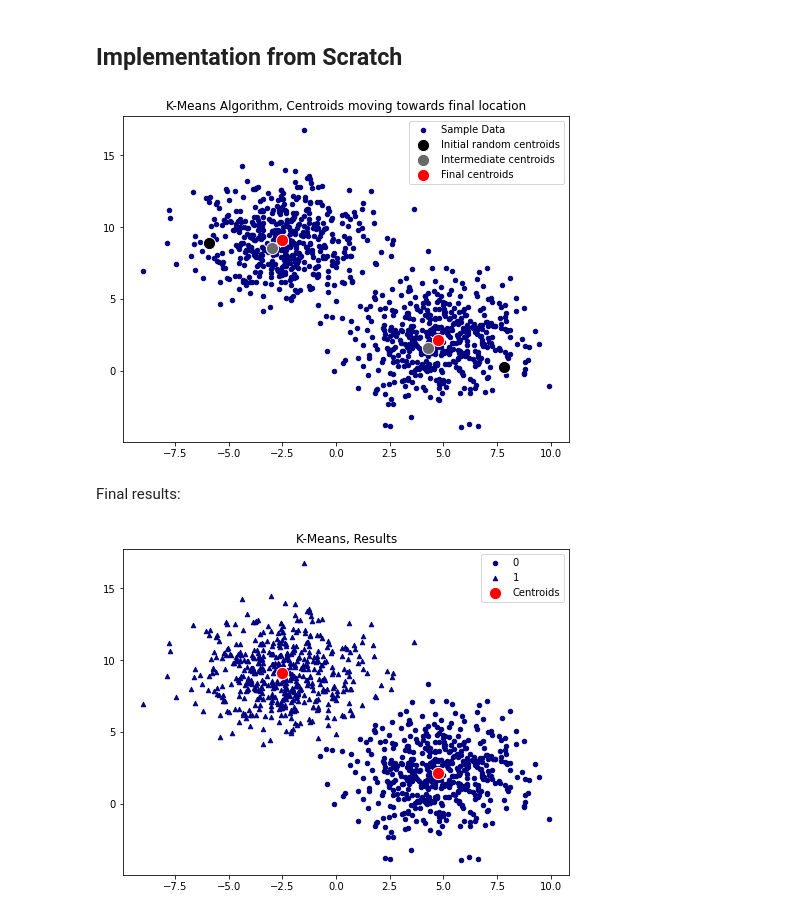
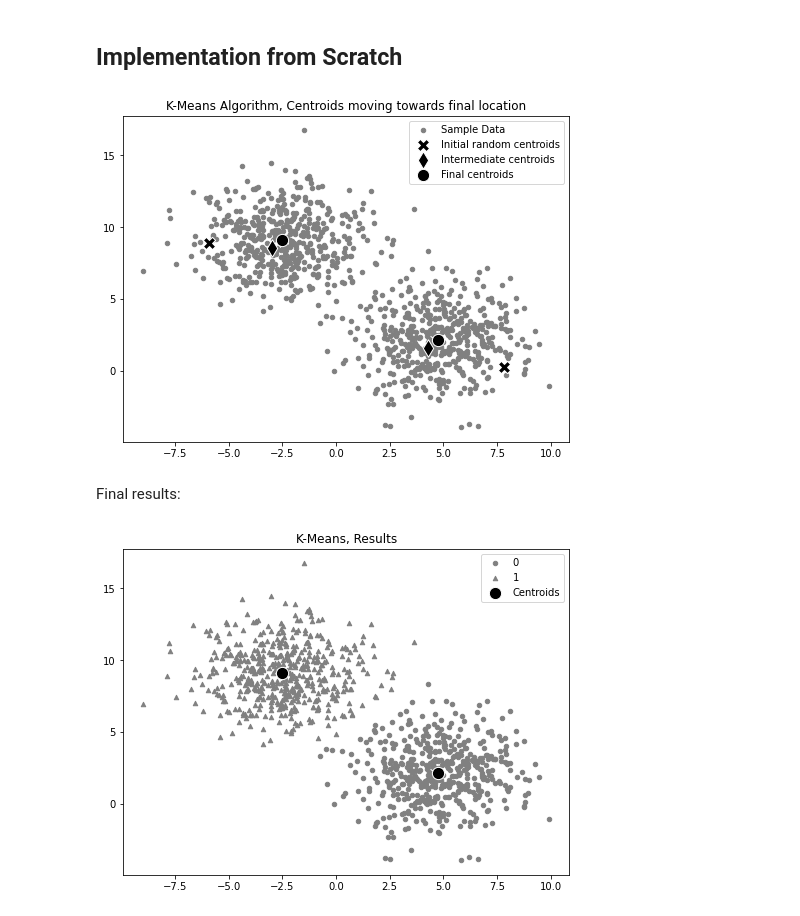
Before and after one commit to jchen8000/MLDLWithPython, a Jupyter notebook: 4_04_KMeans_Clustering/K_Means_Algorithm_Implementation.ipynb, the cells around one changed output. Saved outputs shown, nothing was run; the diff lists cells and outputs as text; code cells hidden in the pictures.

```diff
--- a/4_04_KMeans_Clustering/K_Means_Algorithm_Implementation.ipynb
+++ b/4_04_KMeans_Clustering/K_Means_Algorithm_Implementation.ipynb
@@ -118,25 +118,25 @@ class KMeans:
 # %%
 k = 2
 X, y = make_blobs(n_samples=1000, centers=k, cluster_std=2.0,  random_state=42)
 km = KMeans(X, k, random_state=0)
 centroid_init = km.centroid
 km.fit(epoch=1)
 centroid_1 = km.centroid
 km.fit(epoch=100)
 centroid_final = km.centroid
 pred = km.predict(X)
 
 fig = plt.figure(figsize=(8,6))
 plt.title(r'K-Means Algorithm, Centroids moving towards final location')
-plt.scatter(X[:,0], X[:,1], label="Sample Data", c='navy', s=20)
-plt.scatter(centroid_init[:,0], centroid_init[:,1], c='k', ec='w', s=150, label="Initial random centroids")
-plt.scatter(centroid_1[:,0]-0.5, centroid_1[:,1]-0.5, c='dimgray', ec='w', s=150, label="Intermediate centroids")
-plt.scatter(centroid_final[:,0], centroid_final[:,1], c='red', ec='w', s=150, label="Final centroids")
+plt.scatter(X[:,0], X[:,1], label="Sample Data", c='gray', s=20)
+plt.scatter(centroid_init[:,0], centroid_init[:,1], c='k', ec='w', s=150, marker="X", label="Initial random centroids")
+plt.scatter(centroid_1[:,0]-0.5, centroid_1[:,1]-0.5, c='k', ec='w', s=150, marker="d", label="Intermediate centroids")
+plt.scatter(centroid_final[:,0], centroid_final[:,1], c='k', ec='w', s=150, marker="o",label="Final centroids")
 plt.legend(loc='best')
 plt.savefig("kmeans_from_scratch1.svg", format="svg", transparent=True, bbox_inches='tight')
 plt.show()
 # %% [output]
-[figure, old version]
+[figure, new version]
 # %% [markdown]
 Final results:
 # %%
@@ -146,10 +146,10 @@ fig = plt.figure(figsize=(8,6))
 plt.title(r'K-Means, Results')
 for cluster in np.unique(pred):
     ix = np.where(pred == cluster)
-    plt.scatter(X[ix,0], X[ix,1], label = cluster, marker = markers[cluster], c='navy', s=20)
-plt.scatter(km.centroid[:,0], km.centroid[:,1], c='r', ec='w', s=150, label = 'Centroids')
+    plt.scatter(X[ix,0], X[ix,1], label = cluster, marker = markers[cluster], c='grey', s=20)
+plt.scatter(km.centroid[:,0], km.centroid[:,1], c='k', ec='w', s=150, label = 'Centroids')
 plt.legend(loc='best')
 plt.savefig("kmeans_from_scratch2.svg", format="svg", transparent=True, bbox_inches='tight')
 plt.show()
 # %% [output]
-[figure, old version]
+[figure, new version]
```
